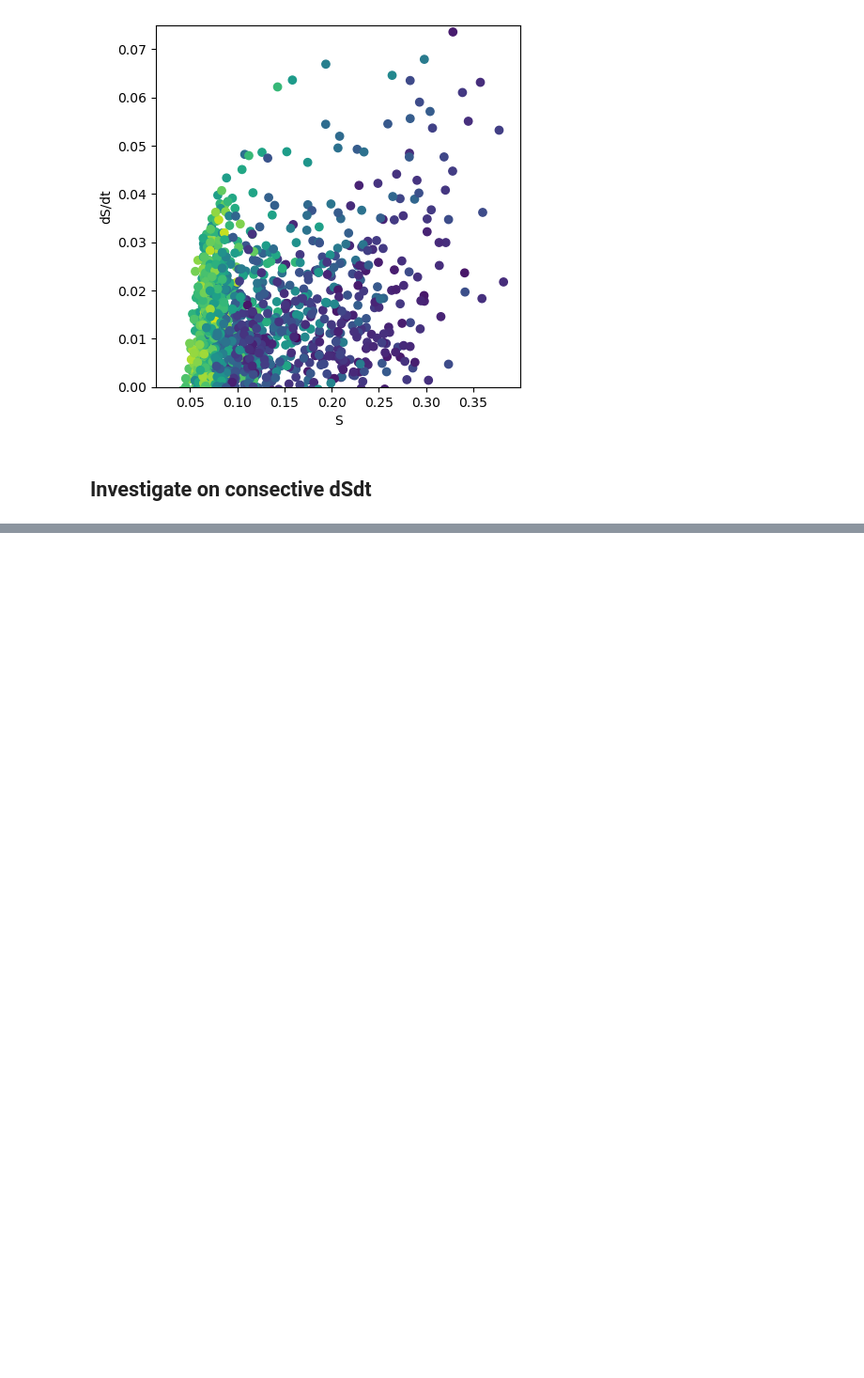
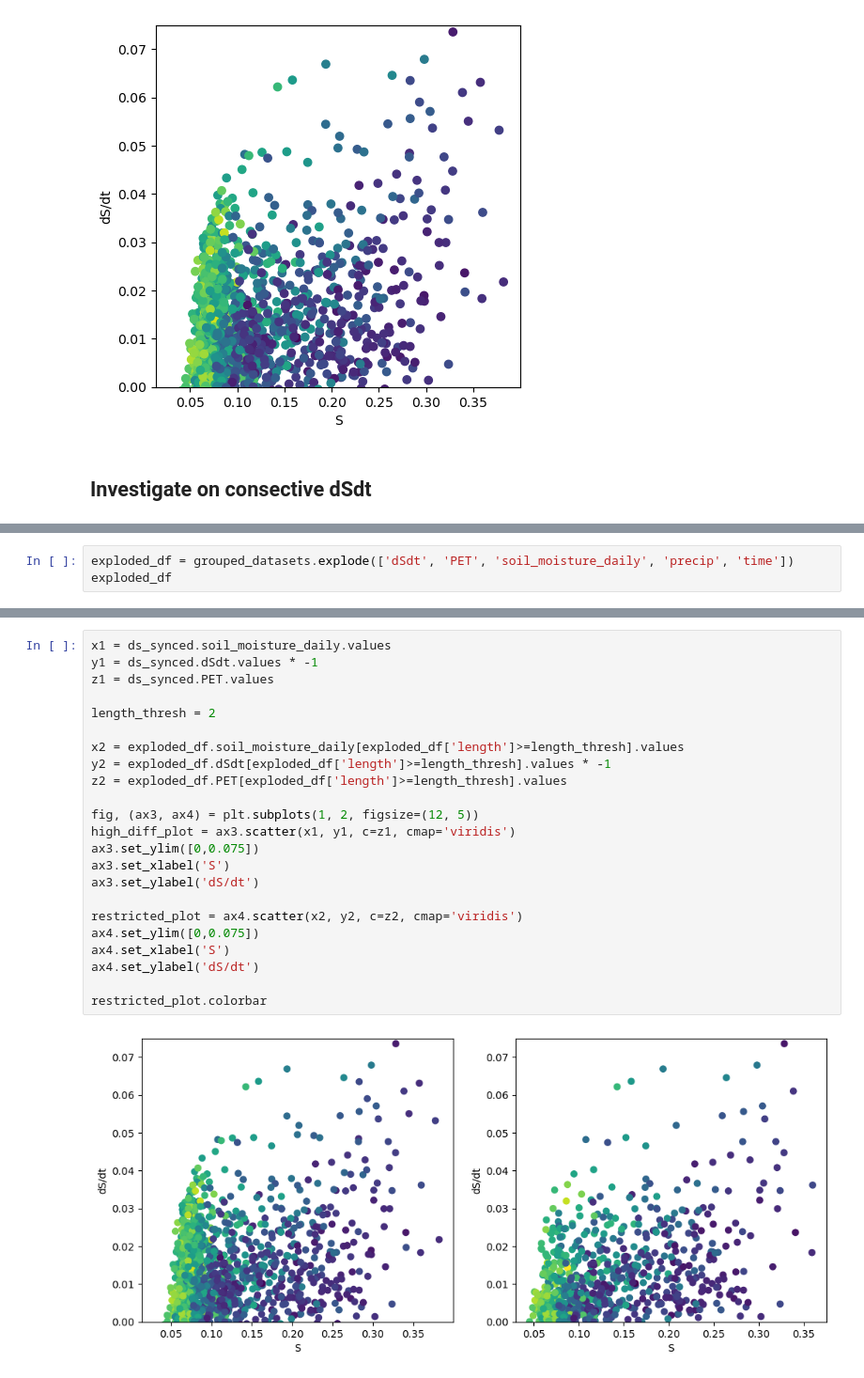
Before and after one commit to RY4GIT/SMSigxSMAP, a Jupyter notebook: 2_code_to_analyze/test_drydown_period_from_pt_sample.ipynb, the cells around one changed output, grey strips where cells are left out. Shown at 94% size. Cells and saved outputs as stored; diff of their text form; blank space fills up the shorter version.

```diff
--- a/2_code_to_analyze/test_drydown_period_from_pt_sample.ipynb
+++ b/2_code_to_analyze/test_drydown_period_from_pt_sample.ipynb
@@ -244,0 +345,3 @@ Text(0, 0.5, 'dS/dt')
+# %%
+exploded_df = grouped_datasets.explode(['dSdt', 'PET', 'soil_moisture_daily', 'precip', 'time'])
+exploded_df
@@ -244,0 +363,25 @@ Text(0, 0.5, 'dS/dt')
+# %%
+x1 = ds_synced.soil_moisture_daily.values
+y1 = ds_synced.dSdt.values * -1
+z1 = ds_synced.PET.values
+
+length_thresh = 2
+
+x2 = exploded_df.soil_moisture_daily[exploded_df['length']>=length_thresh].values
+y2 = exploded_df.dSdt[exploded_df['length']>=length_thresh].values * -1
+z2 = exploded_df.PET[exploded_df['length']>=length_thresh].values
+
+fig, (ax3, ax4) = plt.subplots(1, 2, figsize=(12, 5))
+high_diff_plot = ax3.scatter(x1, y1, c=z1, cmap='viridis')
+ax3.set_ylim([0,0.075])
+ax3.set_xlabel('S')
+ax3.set_ylabel('dS/dt')
+
+restricted_plot = ax4.scatter(x2, y2, c=z2, cmap='viridis')
+ax4.set_ylim([0,0.075])
+ax4.set_xlabel('S')
+ax4.set_ylabel('dS/dt')
+
+restricted_plot.colorbar
+# %% [output]
+[figure, added]
```
Also changed, not shown: parts of 13 cells of this notebook.
